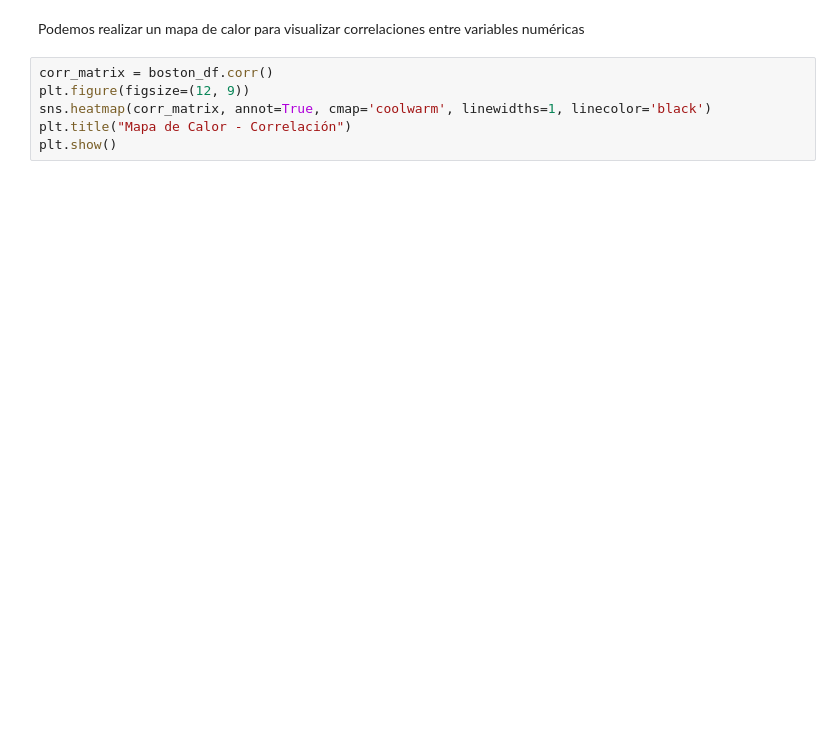
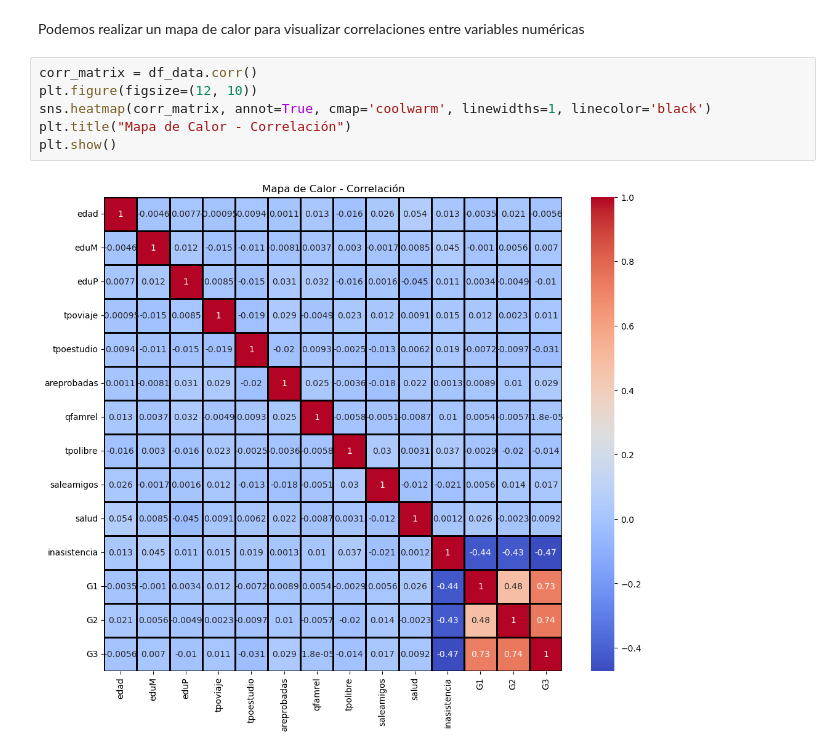
Before and after one commit to FranMeneses/EDA_ML, a Jupyter notebook: EDA-GRUPO-3.ipynb, the cells around one changed output. Saved outputs shown, nothing was run; the diff lists cells and outputs as text; blank space fills up the shorter version.

```diff
--- a/EDA-GRUPO-3.ipynb
+++ b/EDA-GRUPO-3.ipynb
@@ -126,8 +126,10 @@ df_stats
 # %% [markdown]
 Podemos realizar un mapa de calor para visualizar correlaciones entre variables numéricas
 # %%
-corr_matrix = boston_df.corr()
-plt.figure(figsize=(12, 9))
+corr_matrix = df_data.corr()
+plt.figure(figsize=(12, 10))
 sns.heatmap(corr_matrix, annot=True, cmap='coolwarm', linewidths=1, linecolor='black')
 plt.title("Mapa de Calor - Correlación")
 plt.show()
+# %% [output]
+[figure, added]
```
